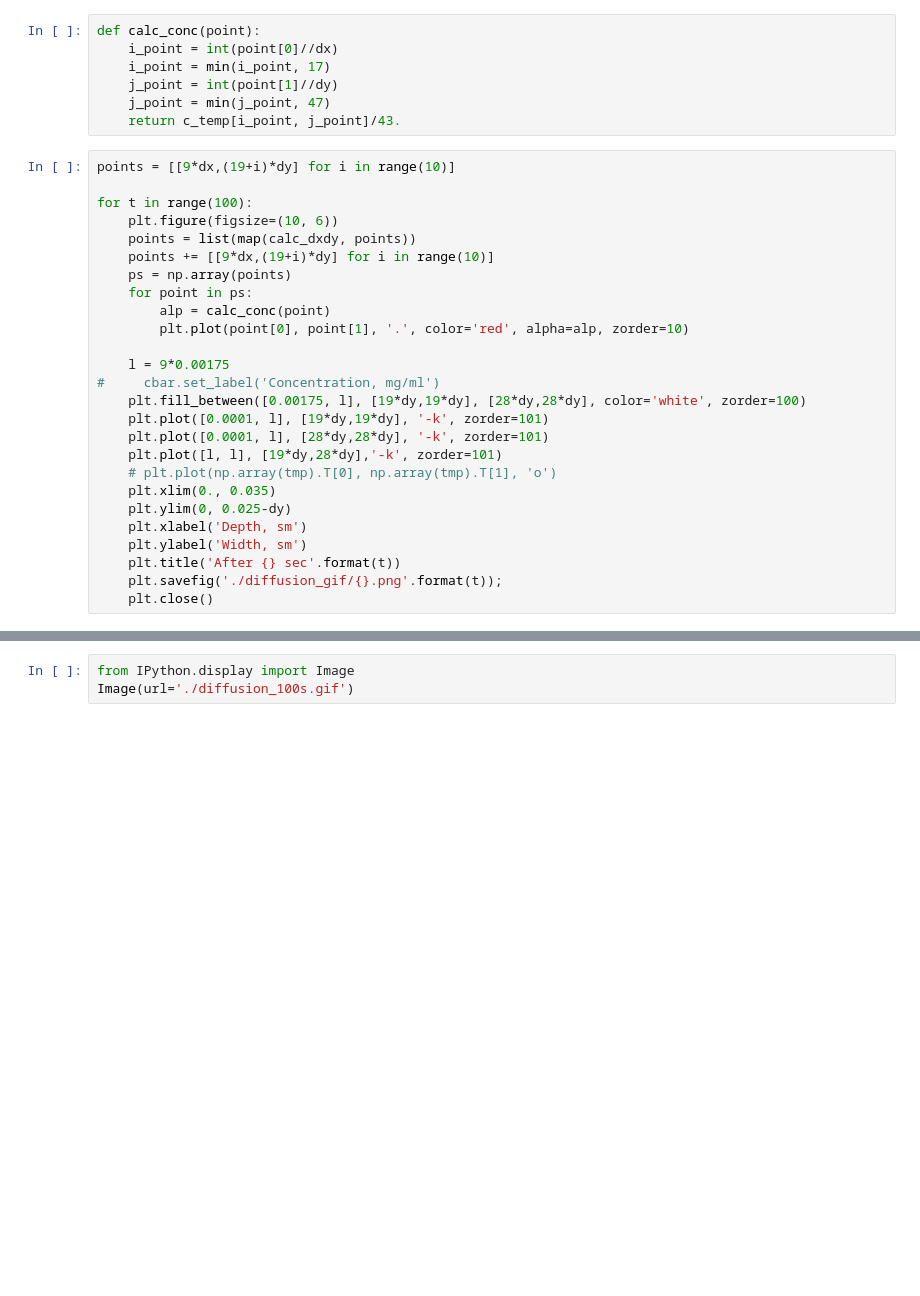
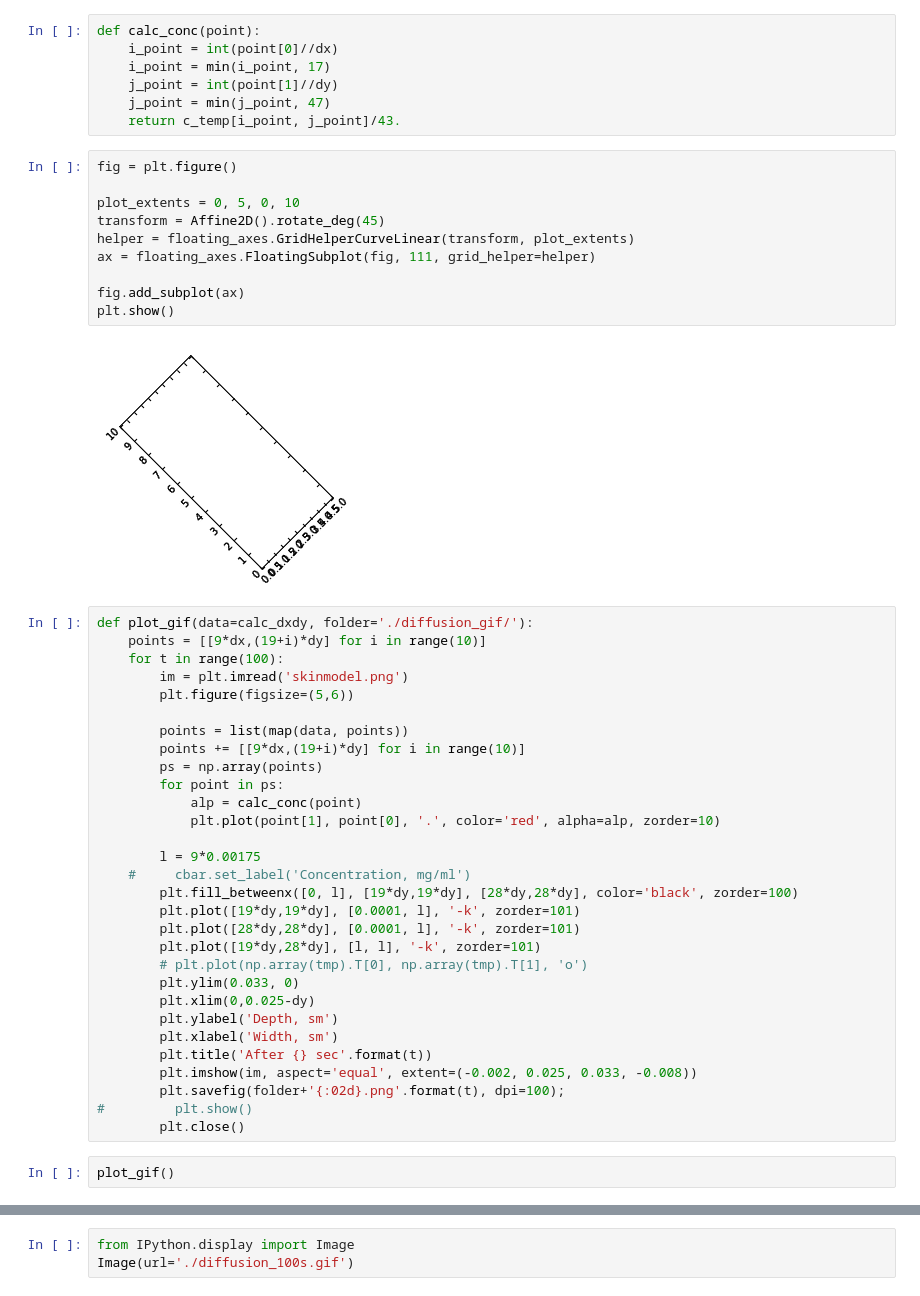
Before and after one commit to almaredan/TDD_Diffusion, a Jupyter notebook: TDD_of_verapamil.ipynb, the cells around one changed output, grey strips where cells are left out. Drawn from its saved outputs; the diff is of its cells as text; blank space fills up the shorter version.

```diff
--- a/TDD_of_verapamil.ipynb
+++ b/TDD_of_verapamil.ipynb
@@ -235,29 +241,47 @@ def calc_conc(point):
     j_point = int(point[1]//dy)
     j_point = min(j_point, 47)
     return c_temp[i_point, j_point]/43.
+# %%
+fig = plt.figure()
+
+plot_extents = 0, 5, 0, 10
+transform = Affine2D().rotate_deg(45)
+helper = floating_axes.GridHelperCurveLinear(transform, plot_extents)
+ax = floating_axes.FloatingSubplot(fig, 111, grid_helper=helper)
+
+fig.add_subplot(ax)
+plt.show()
+# %% [output]
+[figure, added]
 # %%
-points = [[9*dx,(19+i)*dy] for i in range(10)]
+def plot_gif(data=calc_dxdy, folder='./diffusion_gif/'):
+    points = [[9*dx,(19+i)*dy] for i in range(10)]
+    for t in range(100):
+        im = plt.imread('skinmodel.png')
+        plt.figure(figsize=(5,6))
 
-for t in range(100):
-    plt.figure(figsize=(10, 6))
-    points = list(map(calc_dxdy, points))
-    points += [[9*dx,(19+i)*dy] for i in range(10)]
-    ps = np.array(points)
-    for point in ps:
-        alp = calc_conc(point)
-        plt.plot(point[0], point[1], '.', color='red', alpha=alp, zorder=10)
+        points = list(map(data, points))
+        points += [[9*dx,(19+i)*dy] for i in range(10)]
+        ps = np.array(points)
+        for point in ps:
+            alp = calc_conc(point)
+            plt.plot(point[1], point[0], '.', color='red', alpha=alp, zorder=10)
 
-    l = 9*0.00175
-#     cbar.set_label('Concentration, mg/ml')
-    plt.fill_between([0.00175, l], [19*dy,19*dy], [28*dy,28*dy], color='white', zorder=100)
-    plt.plot([0.0001, l], [19*dy,19*dy], '-k', zorder=101)
-    plt.plot([0.0001, l], [28*dy,28*dy], '-k', zorder=101)
-    plt.plot([l, l], [19*dy,28*dy],'-k', zorder=101)
-    # plt.plot(np.array(tmp).T[0], np.array(tmp).T[1], 'o')
-    plt.xlim(0., 0.035)
-    plt.ylim(0, 0.025-dy)
-    plt.xlabel('Depth, sm')
-    plt.ylabel('Width, sm')
-    plt.title('After {} sec'.format(t))
-    plt.savefig('./diffusion_gif/{}.png'.format(t));
-    plt.close()
+        l = 9*0.00175
+    #     cbar.set_label('Concentration, mg/ml')
+        plt.fill_betweenx([0, l], [19*dy,19*dy], [28*dy,28*dy], color='black', zorder=100)
+        plt.plot([19*dy,19*dy], [0.0001, l], '-k', zorder=101)
+        plt.plot([28*dy,28*dy], [0.0001, l], '-k', zorder=101)
+        plt.plot([19*dy,28*dy], [l, l], '-k', zorder=101)
+        # plt.plot(np.array(tmp).T[0], np.array(tmp).T[1], 'o')
+        plt.ylim(0.033, 0)
+        plt.xlim(0,0.025-dy)
+        plt.ylabel('Depth, sm')
+        plt.xlabel('Width, sm')
+        plt.title('After {} sec'.format(t))
+        plt.imshow(im, aspect='equal', extent=(-0.002, 0.025, 0.033, -0.008))
+        plt.savefig(folder+'{:02d}.png'.format(t), dpi=100);
+#         plt.show()
+        plt.close()
+# %%
+plot_gif()
```
Also changed, not shown: parts of 20 cells of this notebook, 4 other files.
